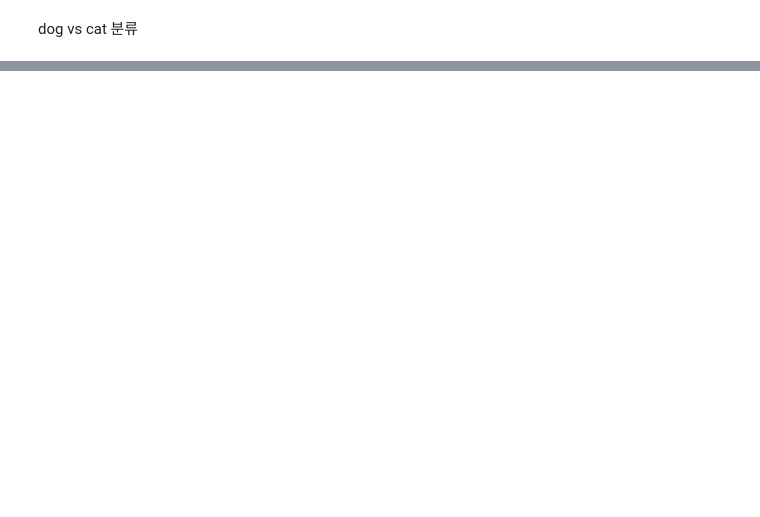
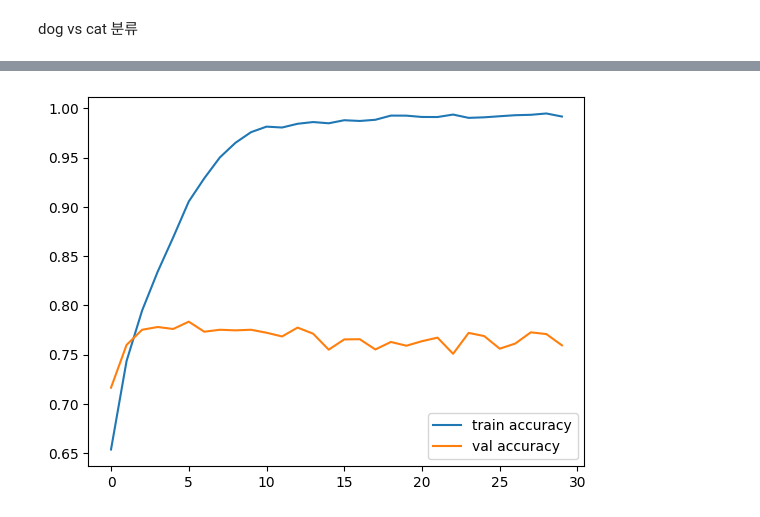
Before and after one commit to leekyuyoung20230313/pythone, a Jupyter notebook: 텐서플로구현/[딥러닝]텐서플로_컴퓨터비전.ipynb, the cells around one changed output, grey strips where cells are left out. Drawn from its saved outputs; the diff is of its cells as text; code cells hidden in the pictures; blank space fills up the shorter version.

```diff
--- a/텐서플로구현/[딥러닝]텐서플로_컴퓨터비전.ipynb
+++ b/텐서플로구현/[딥러닝]텐서플로_컴퓨터비전.ipynb
@@ -59,0 +94,12 @@ dog vs cat 분류
+# %%
+from tensorflow.keras.utils import image_dataset_from_directory
+train_data_set = image_dataset_from_directory(
+    "/content/dogcat/train/",
+    image_size = (180,180),
+    batch_size=32
+)
+val_data_set = image_dataset_from_directory(
+    "/content/dogcat/val/",
+    image_size = (180,180),
+    batch_size=32
+)
@@ -107,11 +136,0 @@ from tensorflow.keras.utils import image_dataset_from_directory
-# %%
-train_data_set = image_dataset_from_directory(
-    "/content/dogcat/train",
-    image_size = (180,180),
-    batch_size=32
-)
-test_data_set = image_dataset_from_directory(
-    "/content/dogcat/test",
-    image_size = (180,180),
-    batch_size=32
-)
@@ -130,6 +136,0 @@ for data_batch, label_batch in train_data_set:
-# %%
-hist = model.fit(
-   train_data_set,
-   epochs=30,
-   validation_data= test_data_set
-)
@@ -135,0 +139,6 @@ hist = model.fit(
+# %%
+hist = model.fit(
+   train_data_set,
+   epochs=30,
+   validation_data=val_data_set
+)
@@ -135,0 +149,8 @@ hist = model.fit(
+# %%
+import matplotlib.pyplot as plt
+plt.plot(hist.history['accuracy'], label = 'train accuracy')
+plt.plot(hist.history['val_accuracy'], label = 'val accuracy')
+plt.legend()
+plt.show()
+# %% [output]
+[figure, added]
```
Also changed, not shown: parts of 53 cells of this notebook.
